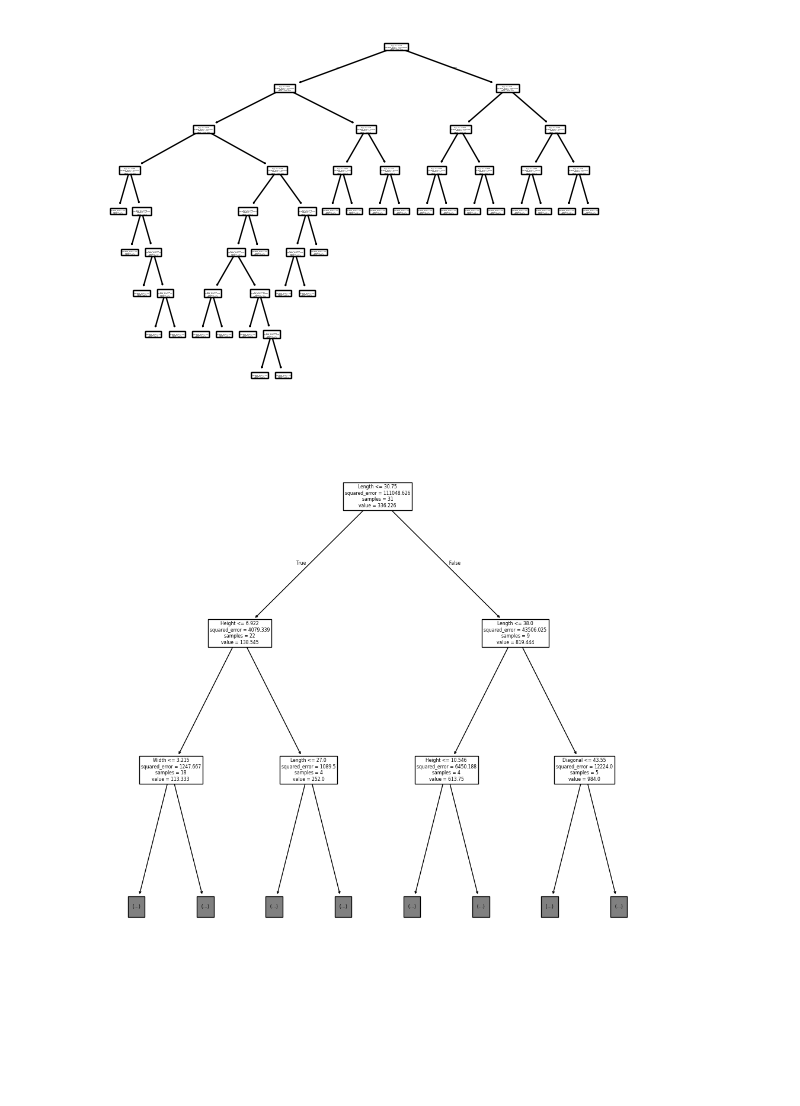
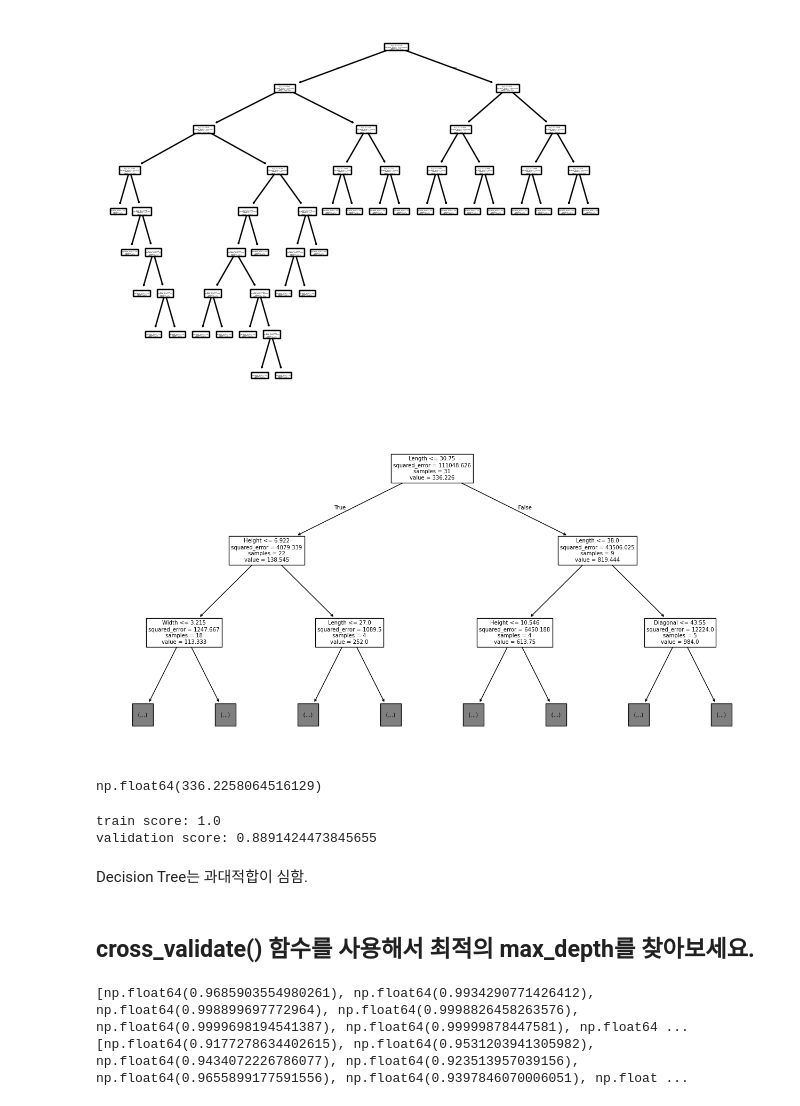
Before and after one commit to JakeOh/202505_BD50, a Jupyter notebook: lab_da/ml10_decision_tree.ipynb, the cells around one changed output. Cells and saved outputs as stored; diff of their text form; code cells hidden in the pictures; blank space fills up the shorter version.

Commit message:
Decision Tree Regressor. 교차검증. Grid Search CV

```diff
--- a/lab_da/ml10_decision_tree.ipynb
+++ b/lab_da/ml10_decision_tree.ipynb
@@ -640,8 +642,38 @@ plt.show()
 # %% [output]
 [figure]
 # %%
-plt.figure(figsize=(12, 12))
+plt.figure(figsize=(16, 8))
 plot_tree(tree_reg, max_depth=2, feature_names=perch.columns[2:])
 plt.show()
 # %% [output]
-[figure, old version]
+[figure, new version]
+# %%
+np.mean(y_tr)  # 각 노드의 value는 그 노드에 포함된 샘플의 평균.
+# %% [output]
+np.float64(336.2258064516129)
+# %%
+print('train score:', tree_reg.score(X_tr, y_tr))
+print('validation score:', tree_reg.score(X_val, y_val))
+# %% [output]
+train score: 1.0
+validation score: 0.8891424473845655
+# %% [markdown]
+Decision Tree는 과대적합이 심함.
+# %% [markdown]
+## cross_validate() 함수를 사용해서 최적의 max_depth를 찾아보세요.
+# %%
+depths = np.arange(2, 10)  # Decision Tree에서 테스트할 max_depth들
+train_scores = []  # 교차 검증에서 계산된 훈련 셋 점수(들의 평균)을 저장
+val_scores = []  # 교차 검증에서 계산된 테스트 셋 점수(들의 평균)을 저장
+for d in depths:
+    reg = DecisionTreeRegressor(max_depth=d, random_state=42)
+    cv = cross_validate(estimator=reg, X=X_tr_full, y=y_tr_full,
+                        cv=5, n_jobs=-1, return_train_score=True)
+    train_scores.append(np.mean(cv['train_score']))
+    val_scores.append(np.mean(cv['test_score']))
+
+print(train_scores)
+print(val_scores)
+# %% [output]
+[np.float64(0.9685903554980261), np.float64(0.9934290771426412), np.float64(0.998899697772964), np.float64(0.9998826458263576), np.float64(0.9999698194541387), np.float64(0.99999878447581), np.float64 ...
+[np.float64(0.9177278634402615), np.float64(0.9531203941305982), np.float64(0.9434072226786077), np.float64(0.923513957039156), np.float64(0.9655899177591556), np.float64(0.9397846070006051), np.float ...
```
Also changed, not shown: parts of 8 cells of this notebook.
